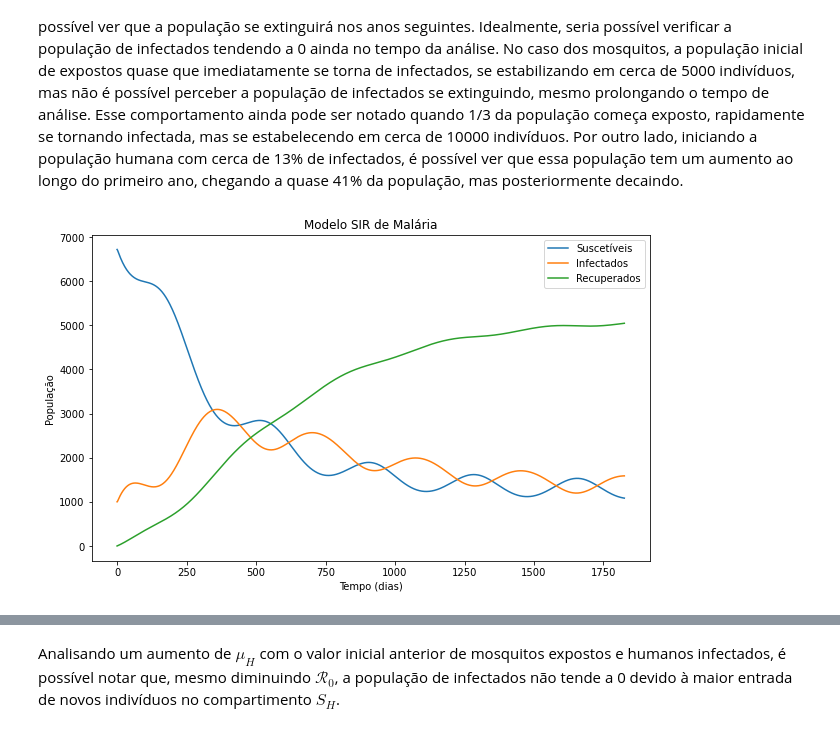
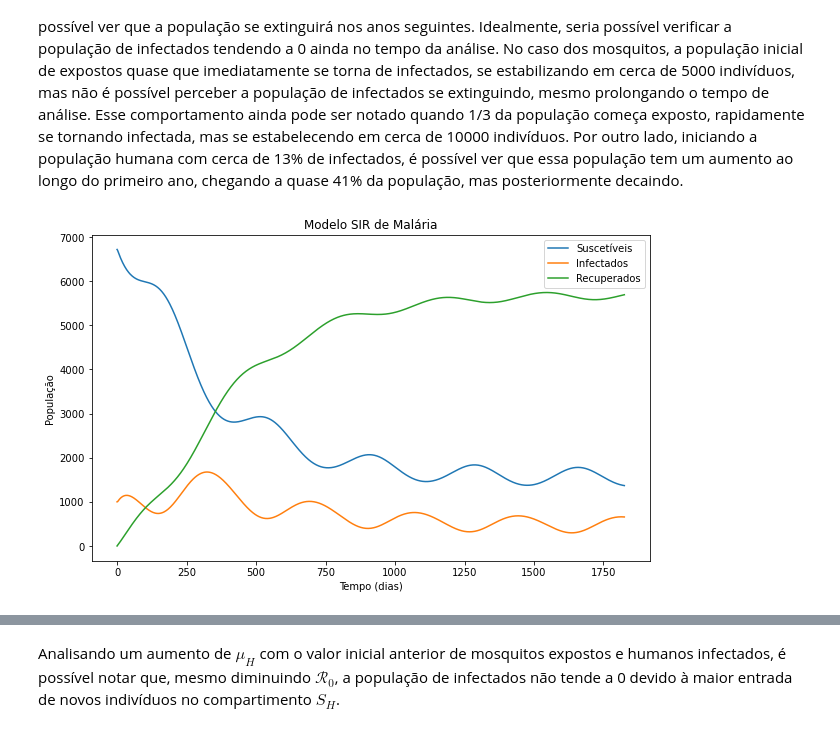
Before and after one commit to RaphaLevy/TCC, a Jupyter notebook: Modelagem_com_Dinamica_Pop/Modelagem_com_Entrada_Populacional.ipynb, the cells around one changed output, grey strips where cells are left out. Drawn from its saved outputs; the diff is of its cells as text; code cells hidden in the pictures.

Commit message:
Altera gamma para 1/120

```diff
--- a/Modelagem_com_Dinamica_Pop/Modelagem_com_Entrada_Populacional.ipynb
+++ b/Modelagem_com_Dinamica_Pop/Modelagem_com_Entrada_Populacional.ipynb
@@ -184,8 +184,10 @@ p_ML=0.75
 p_MP=0.85
 tau_E=1
 tau_P=1
-c1=0.019
-c2=-0.021
+# c1=0.019
+# c2=-0.021
+c1=0.00554
+c2=-0.06737
 mu_H = 0.00007
 
 D1=36.5
@@ -199,10 +201,11 @@ b2=0.09
 tau_H=10
 DD=105
 Tmin=14.5
-gamma= 1/365
+gamma= 1/120 #365
 R_L = 450
 N = 7717 #População estimada para 2004
 M = 300000
+k=1 #Análise sem efeito do desmatamento
 
 E_M0 = 1 #Analisando a infecção iniciando com apenas um mosquito exposto e um humano infectado
 I_H0 = 1
@@ -281,7 +285,7 @@ Taxa de picadas = 0.02409676240499894
 def model(t, z, T_linha, T1, T2, omega1, phi1, R1, R2, omega2, phi2,
                    B_E, p_ME, p_ML, p_MP, tau_E, tau_P, c1, c2,
                    D1, b1, A, B, C, b2, tau_H, DD, Tmin, gamma, R_L,
-                   N, M, E_M0, I_H0, I_M0, R_H0, mu_H):
+                   N, M, E_M0, I_H0, I_M0, R_H0, mu_H, k):
 
     S_H, I_H, R_H, S_M, E_M, I_M = z
 
@@ -357,12 +361,12 @@ def model(t, z, T_linha, T1, T2, omega1, phi1, R1, R2, omega2, phi2,
 
     b_curr = b(R_curr, T_curr)
 
-    dShdt = mu_H * N -a_curr * b2 * (I_M / N) * S_H - mu_H * S_H
-    dIhdt = a_curr * b2 * (I_M / N) * S_H - gamma * I_H - mu_H * I_H
+    dShdt = mu_H * N -a_curr * k * b2 * (I_M / N) * S_H - mu_H * S_H
+    dIhdt = a_curr * k * b2 * (I_M / N) * S_H - gamma * I_H - mu_H * I_H
     dRhdt = gamma * I_H - mu_H * R_H
 
-    dSmdt = b_curr - a_curr * b1 * (I_H / N) * S_M - mu_curr * S_M
-    dEmdt = a_curr * b1 * (I_H / N) * S_M - mu_curr * E_M - b3_curr * E_M - l_curr * E_M
+    dSmdt = b_curr - a_curr * k * b1 * (I_H / N) * S_M - mu_curr * S_M
+    dEmdt = a_curr * k * b1 * (I_H / N) * S_M - mu_curr * E_M - b3_curr * E_M - l_curr * E_M
     dImdt = b3_curr * E_M - mu_curr * I_M
 
     return [dShdt, dIhdt, dRhdt, dSmdt, dEmdt, dImdt]
@@ -546,30 +550,30 @@ Aumentando o número de infectados e expostos, inicialmente com um "pequeno" aum
 # %%
 args = (T_linha, T1, T2, omega1, phi1, R1, R2, omega2, phi2,
                    B_E, p_ME, p_ML, p_MP, tau_E, tau_P, c1, c2,
                    D1, b1, A, B, C, b2, tau_H, DD, Tmin, gamma, R_L,
-                   N, M, E_M0, I_H0, I_M0, R_H0, 0.0007)
+                   N, M, E_M0, I_H0, I_M0, R_H0, 0.0007, k)
 
 t_eval = np.linspace(0, 1825, 1000)  # Avalia a solução em 1000 pontos entre 0 e 1825
 sol = solve_ivp(model, [0, 1825], [S_H0, I_H0, R_H0, S_M0, E_M0, I_M0], args=args, dense_output=True, t_eval=t_eval, method="DOP853")
 #sol
 
 times = sol.t
 S_H, I_H, R_H, S_M, E_M, I_M = sol.y
 
 plt.figure(figsize=(10, 6))
 plt.plot(times, S_H, label='Suscetíveis')
 plt.plot(times, I_H, label='Infectados')
 plt.plot(times, R_H, label='Recuperados')
 
 plt.xlabel('Tempo (dias)')
 plt.ylabel('População')
 plt.title('Modelo SIR de Malária')
 
 plt.legend()
 
 plt.show()
 # %% [output]
-[figure, old version]
+[figure, new version]
 # %%
 initial_R0_sir, initial_R0_sei, initial_R0_full, a0 = calculate_initial_values(R_L, T_linha, Tmin, DD, D1,
                                                                            T1, T2, omega1, phi1, R1, R2, omega2, phi2,
```
Also changed, not shown: parts of 69 cells of this notebook.
